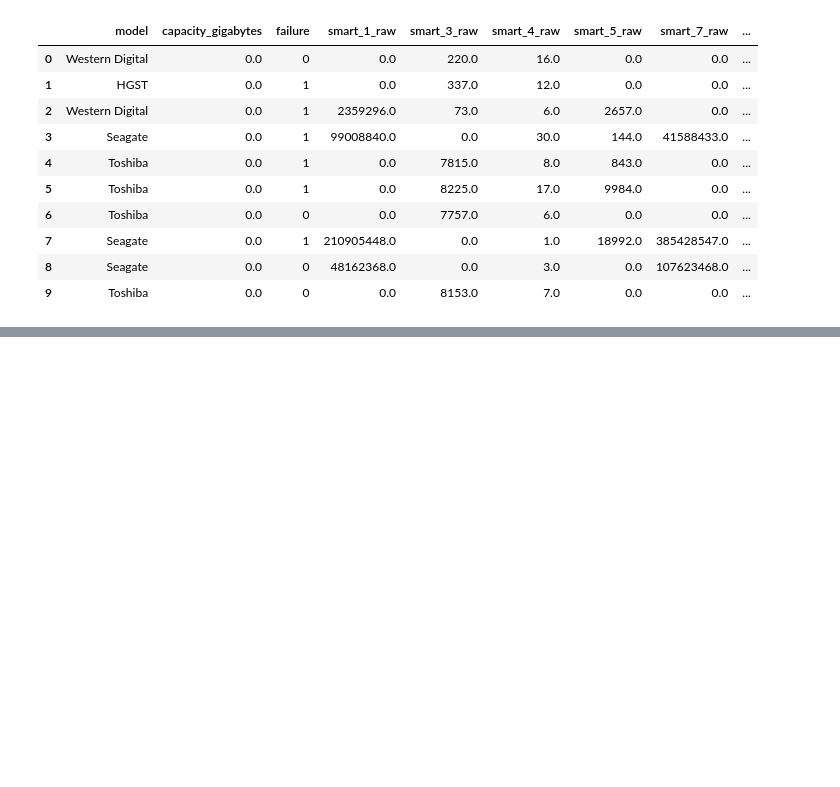
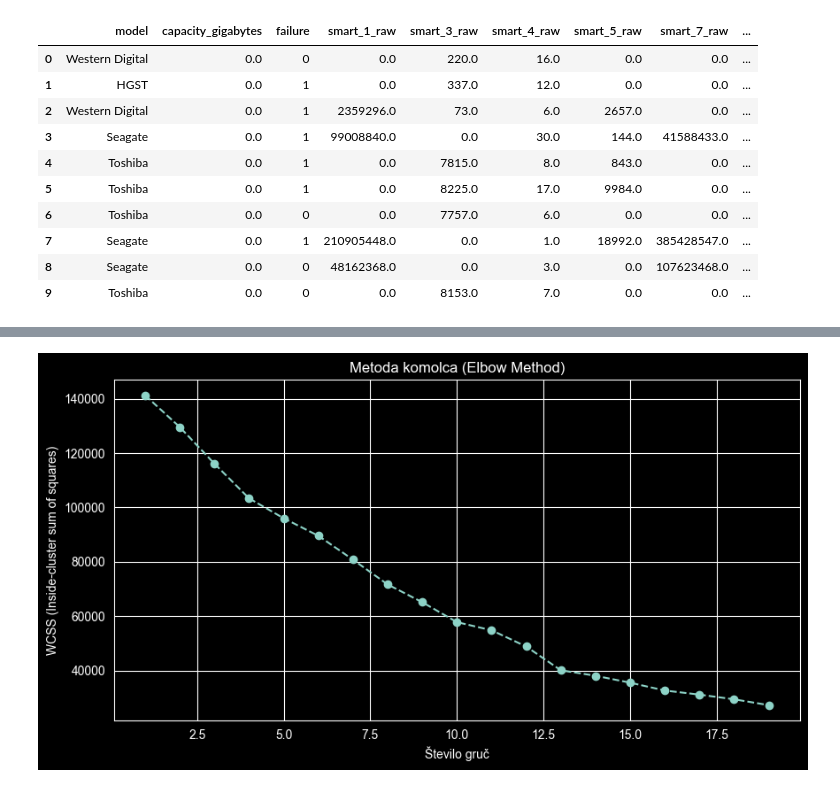
Before and after one commit to Luka-Petek/diskFailurePrediction, a Jupyter notebook: predict.ipynb, the cells around one changed output, grey strips where cells are left out. Saved outputs shown, nothing was run; the diff lists cells and outputs as text; code cells hidden in the pictures; blank space fills up the shorter version.

Commit message:
clustering.. pomoje ni smiselno

```diff
--- a/predict.ipynb
+++ b/predict.ipynb
@@ -347,0 +356,28 @@ dtype: int64
+# %%
+import matplotlib.pyplot as plt
+from sklearn.cluster import KMeans
+from sklearn.preprocessing import StandardScaler
+
+
+X = df.drop(columns=['model', 'failure'])
+
+X = X.fillna(X.median())
+
+đscaler = StandardScaler()
+X_scaled = scaler.fit_transform(X)
+
+#metoda komolca
+wcss = []
+for i in range(1, 20):
+    kmeans = KMeans(n_clusters=i, init='k-means++', random_state=42)
+    kmeans.fit(X_scaled)
+    wcss.append(kmeans.inertia_)
+
+plt.figure(figsize=(10, 5))
+plt.plot(range(1, 20), wcss, marker='o', linestyle='--')
+plt.title('Metoda komolca (Elbow Method)')
+plt.xlabel('Število gruč')
+plt.ylabel('WCSS (Inside-cluster sum of squares)')
+plt.show()
+# %% [output]
+[figure, added]
```
Also changed, not shown: parts of 3 cells of this notebook.
